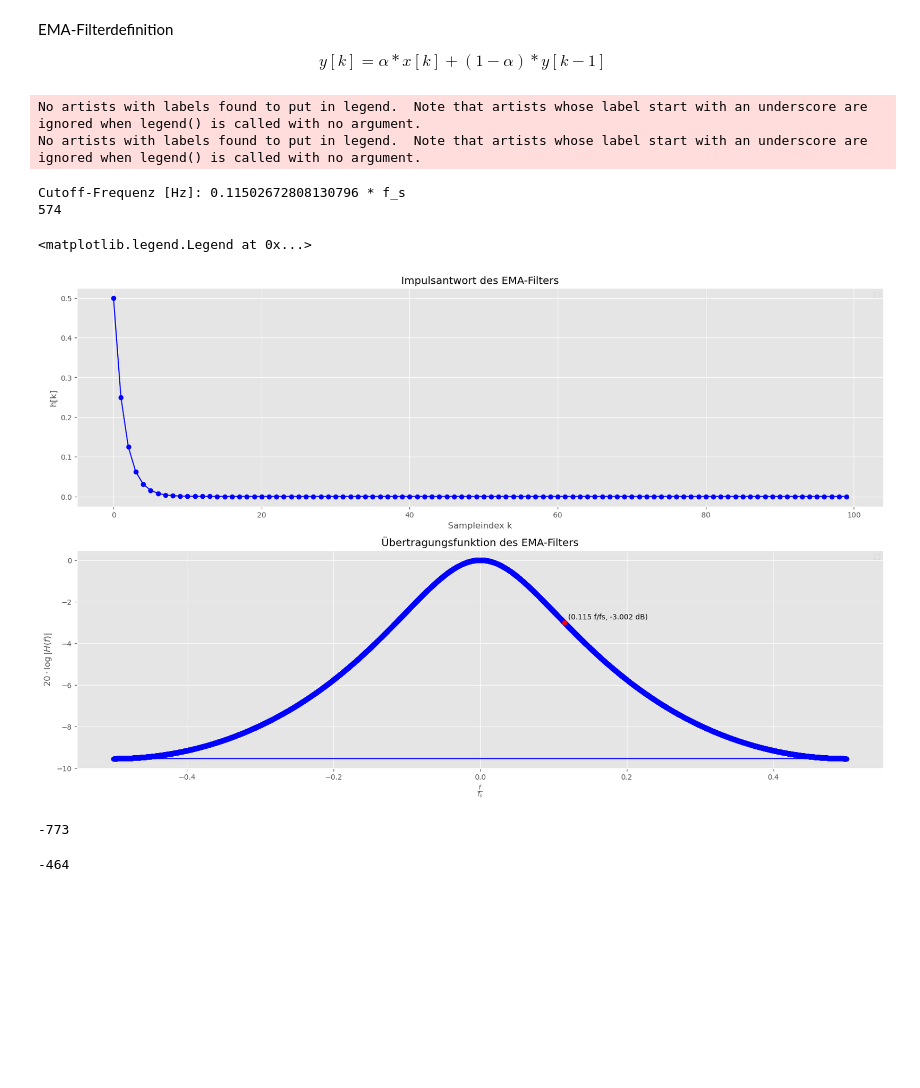
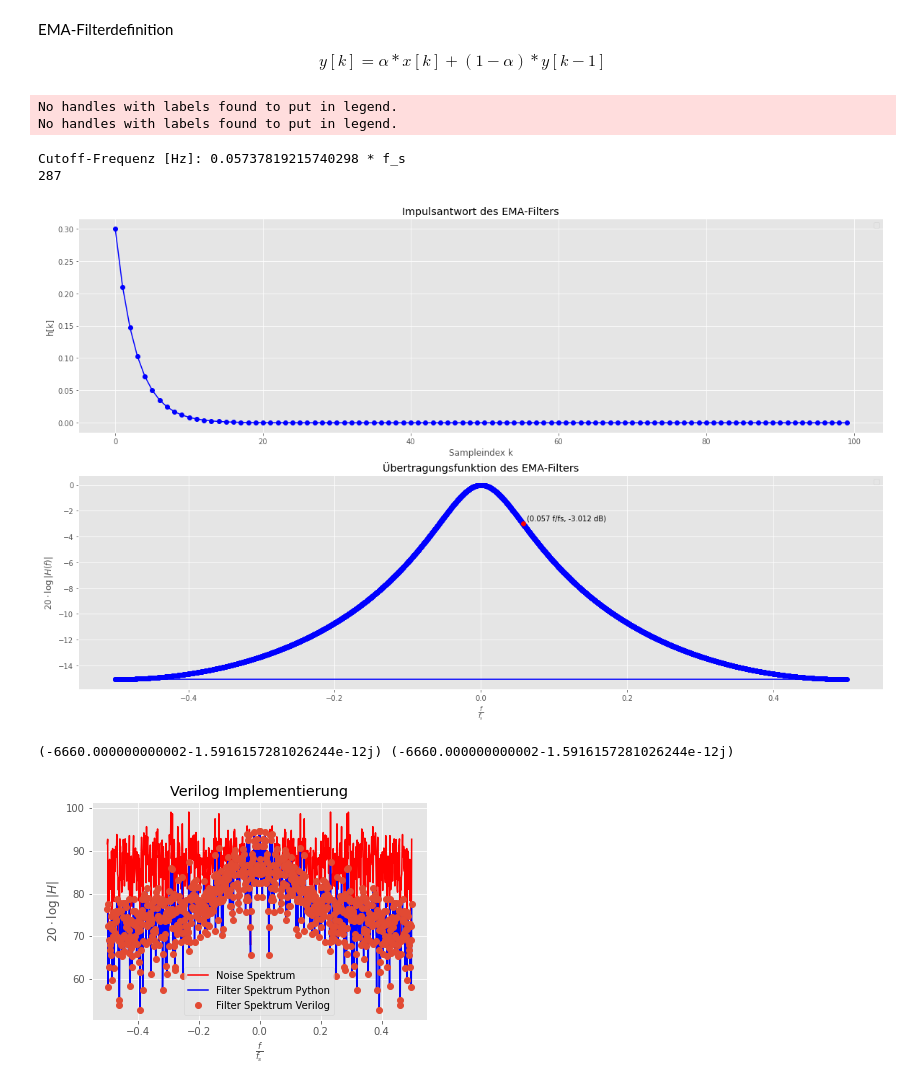
Before and after one commit to davedavido/Hardwareentwurf_EMA_Filter, a Jupyter notebook: Python/ema.ipynb, the cells around one changed output. Cells and saved outputs as stored; diff of their text form; code cells hidden in the pictures; blank space fills up the shorter version.

Commit message:
*finished Documentation

```diff
--- a/Python/ema.ipynb
+++ b/Python/ema.ipynb
@@ -7,7 +7,7 @@ EMA-Filterdefinition
 
 $$y[k] = \alpha * x[k] + (1-\alpha) * y[k-1]$$
 # %%
-a = 0.5
+a = 0.3
 f_s = 1 #Normierte Samplingfrequenz
 f_c = f_s / (2* np.pi) * np.arccos(1- (a**2/(2*(1-a))))
 print('Cutoff-Frequenz [Hz]:',f_c, '* f_s')
@@ -26,39 +26,40 @@ for i in range (len(h)):
 #Transfer function
 H = np.fft.fft(h)
 freq = np.fft.fftfreq(h.shape[-1])
 
 
 #Plot h
 plt.style.use('ggplot')
 fig, (ax1, ax2) = plt.subplots(2,1 ,figsize = (20,12))
 ax1.plot(h[:100], 'bo-')
 ax1.set_title('Impulsantwort des EMA-Filters')
 ax1.set_xlabel('Sampleindex k')
 ax1.set_ylabel('h[k]')
 ax1.grid(True)
 ax1.legend()
 
 #Plot H
 # -3dB Datenpunkt finden
 index_to_mark = np.argmax(20*np.log10(abs(H)) <= -3)
 print(index_to_mark)
 
 ax2.plot(freq,20*np.log10(abs(H)), 'bo-')
 ax2.plot(freq[index_to_mark], 20*np.log10(abs(H[index_to_mark])), 'ro')
 ax2.annotate(f'({freq[index_to_mark]:.3f} f/fs, {20*np.log10(abs(H[index_to_mark])):.3f} dB)', (freq[index_to_mark], 20*np.log10(abs(H[index_to_mark]))), xytext=(5, 5), textcoords='offset points')
 
 ax2.set_title('Übertragungsfunktion des EMA-Filters')
 ax2.set_xlabel(r'$\frac{f}{f_s}$')
 ax2.set_ylabel(r'$20 \cdot \log{|H(f)|}$')
 ax2.grid(True)
 ax2.legend()
+
+plt.savefig('IR_TF.png')
 # %% [output]
-No artists with labels found to put in legend.  Note that artists whose label start with an underscore are ignored when legend() is called with no argument.
-No artists with labels found to put in legend.  Note that artists whose label start with an underscore are ignored when legend() is called with no argument.
+No handles with labels found to put in legend.
+No handles with labels found to put in legend.
-Cutoff-Frequenz [Hz]: 0.11502672808130796 * f_s
-574
+Cutoff-Frequenz [Hz]: 0.05737819215740298 * f_s
+287
-<matplotlib.legend.Legend at 0x...>
-[figure, old version]
+[figure, new version]
 # %%
 #Generate Input
 
@@ -83,12 +84,3 @@ for i in range (len(x)):
     y_last = y[i]
 
 np.savetxt('output_noise.txt', y, fmt= '%i')
-# %%
-np.int32((x[0] * alpha))>>15
-# %% [output]
--773
-# %%
-np.int16((np.int32((x[1] * alpha))>>15)) + np.int16((np.int32((-773 * 19660))>>15))
-np.int16((np.int32((-773 * 19660))>>15))
-# %% [output]
--464
@@ -98,0 +92,33 @@ noise = np.random.normal(0,1,10000)
+# %%
+#Plot Outputs
+
+noise = np.genfromtxt('noise.txt')
+y_py = np.genfromtxt('output_noise.txt')
+y_ver = np.genfromtxt('/Users/dave/Documents/Hardwareentwurf_EMA_Filter/ModelSim/output.txt')
+
+#Calc FFTs
+Y_py = np.fft.fftshift(np.fft.fft(y_py[:800]))
+freq_py = np.fft.fftshift(np.fft.fftfreq(800))
+
+Y_ver = np.fft.fftshift(np.fft.fft(y_ver[1:801]))
+freq_ver = np.fft.fftshift(np.fft.fftfreq(800))
+
+N = np.fft.fftshift(np.fft.fft(noise[:800]))
+freq_n = np.fft.fftshift(np.fft.fftfreq(800))
+
+print(Y_py[0], Y_ver[0])
+
+#plot
+plt.style.use('ggplot')
+plt.plot(freq_n, 20*np.log10(abs(N)), 'r', label='Noise Spektrum')
+plt.plot(freq_py, 20*np.log10(abs(Y_py)), 'b', label='Filter Spektrum Python' )
+plt.plot(freq_py, 20*np.log10(abs(Y_ver)), 'o', label='Filter Spektrum Verilog' )
+plt.ylabel(r'$20\cdot \log{|H|}$')
+plt.xlabel(r'$\frac{f}{f_s}$')
+plt.title('Verilog Implementierung')
+
+plt.legend()
+plt.savefig('Spec_Vergleich_einzeln.png')
+# %% [output]
+(-6660.000000000002-1.5916157281026244e-12j) (-6660.000000000002-1.5916157281026244e-12j)
+[figure, added]
```
Also changed, not shown: parts of 3 cells of this notebook, 15 other files.
